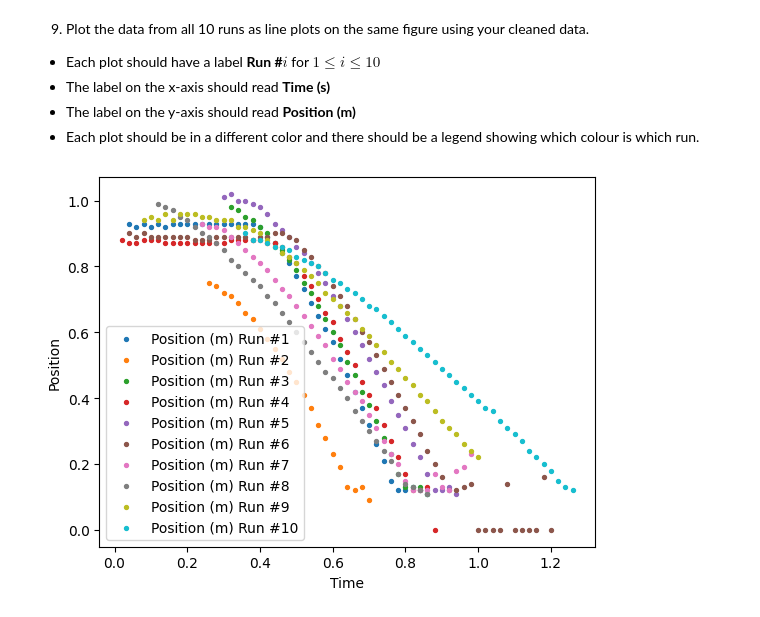
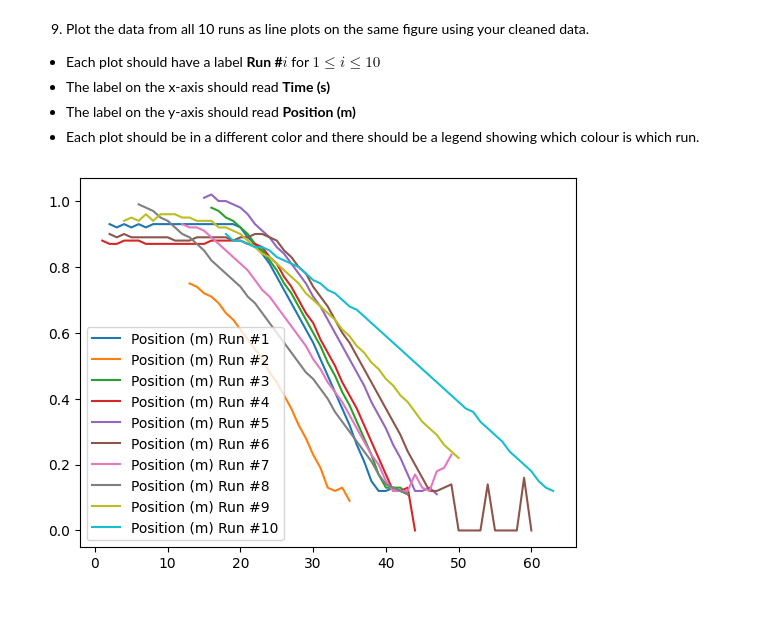
Before and after one commit to ericabournival/Assign1, a Jupyter notebook: assign1.ipynb, the cells around one changed output. Drawn from its saved outputs; the diff is of its cells as text; code cells hidden in the pictures.

```diff
--- a/assign1.ipynb
+++ b/assign1.ipynb
@@ -315,12 +319,7 @@ pd.DataFrame(cleaned_df).transpose().to_csv("clean_data_multiple_filter.csv", in
 # %%
 # Your code for step 9 goes here:
 for col in cleaned_df:
-    ypoints = pd.DataFrame(col.values).to_numpy()
-    xpoints = pd.DataFrame([val * 0.02] for val in range(min_start, max_end)).to_numpy()
-
-    plt.xlabel('Time')
-    plt.ylabel('Position')
-    plt.scatter(xpoints, ypoints, s = 8)
+    plt.plot(col)
     plt.legend(position_headers)
 # %% [output]
-[figure, old version]
+[figure, new version]
```
Also changed, not shown: parts of 1 cell of this notebook.
